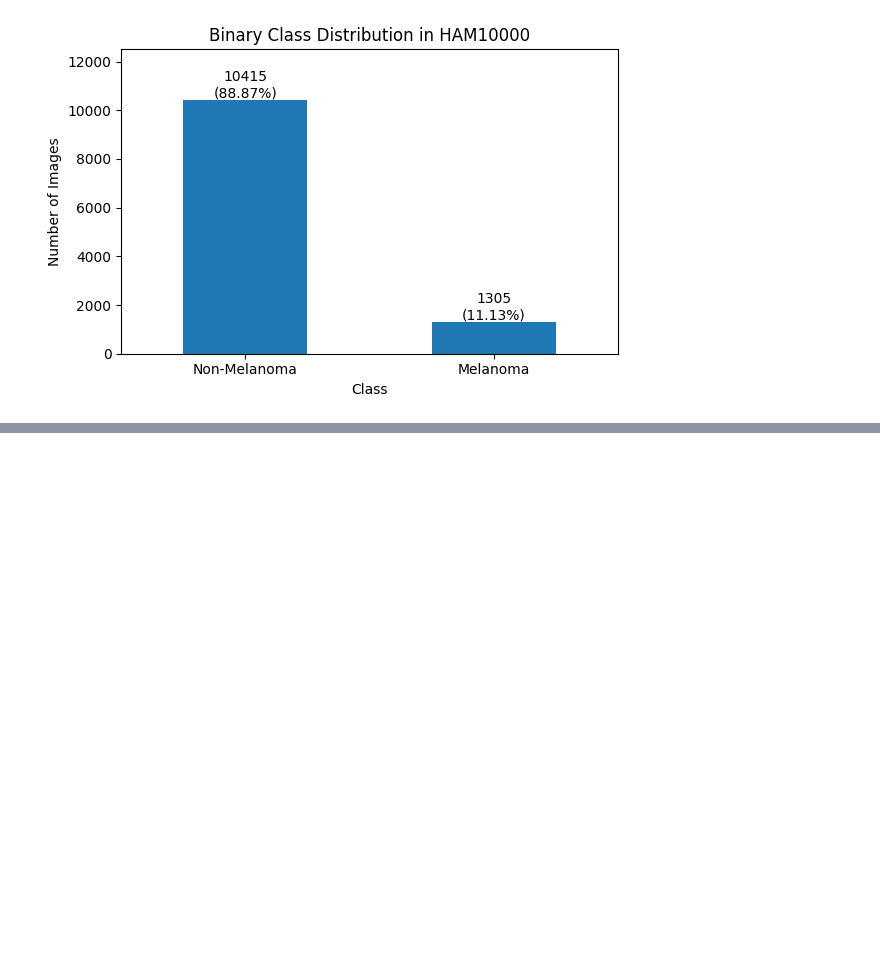
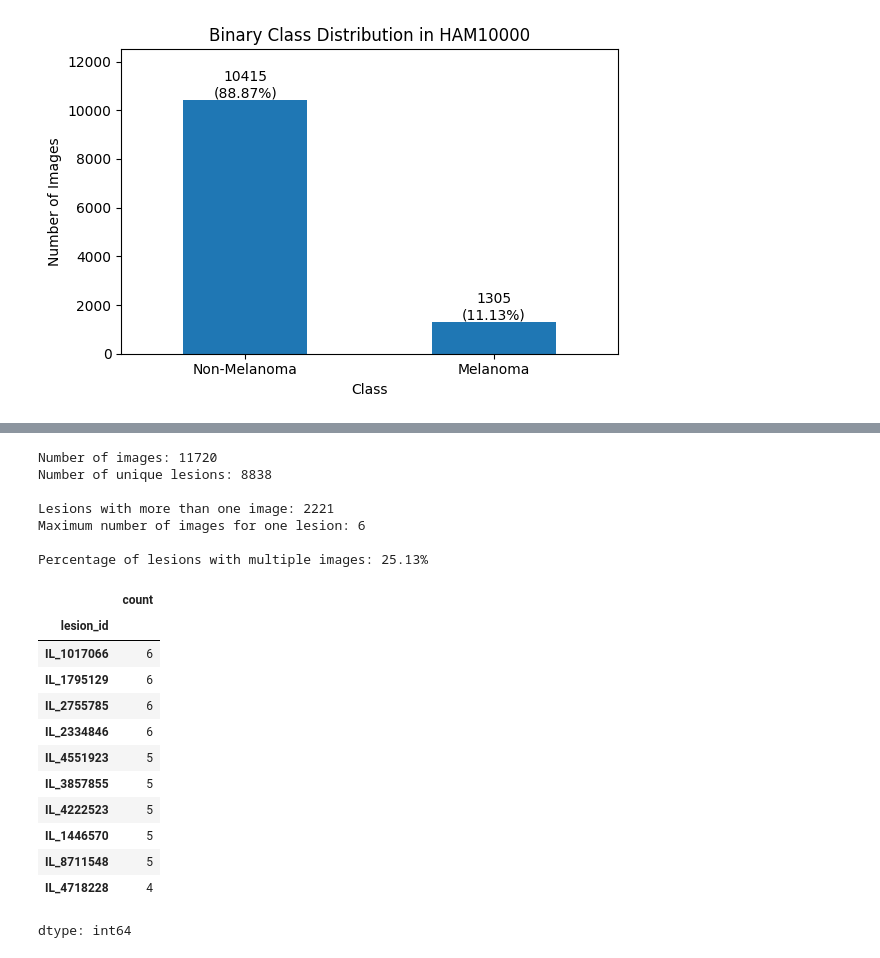
Before and after one commit to zone2233/bachelor-thesis-melanoma-augmentation, a Jupyter notebook: notebooks/00_eda_and_dataset_setup.ipynb, the cells around one changed output, grey strips where cells are left out. Cells and saved outputs as stored; diff of their text form; code cells hidden in the pictures; blank space fills up the shorter version.

```diff
--- a/notebooks/00_eda_and_dataset_setup.ipynb
+++ b/notebooks/00_eda_and_dataset_setup.ipynb
@@ -93,0 +128,35 @@ plt.show()
+# %%
+lesion_counts = df["lesion_id"].value_counts()
+
+num_images = len(df)
+num_unique_lesions = df["lesion_id"].nunique()
+lesions_with_multiple_images = lesion_counts[lesion_counts > 1]
+
+print(f"Number of images: {num_images}")
+print(f"Number of unique lesions: {num_unique_lesions}\n")
+print(f"Lesions with more than one image: {len(lesions_with_multiple_images)}")
+print(f"Maximum number of images for one lesion: {lesion_counts.max()}\n")
+print(f"Percentage of lesions with multiple images: {(len(lesions_with_multiple_images) / num_unique_lesions) * 100:.2f}%")
+
+lesion_counts.head(10)
+# %% [output]
+Number of images: 11720
+Number of unique lesions: 8838
+
+Lesions with more than one image: 2221
+Maximum number of images for one lesion: 6
+
+Percentage of lesions with multiple images: 25.13%
+|  | count |
+| lesion_id |  |
+| IL_1017066 | 6 |
+| IL_1795129 | 6 |
+| IL_2755785 | 6 |
+| IL_2334846 | 6 |
+| IL_4551923 | 5 |
+| IL_3857855 | 5 |
+| IL_4222523 | 5 |
+| IL_1446570 | 5 |
+| IL_8711548 | 5 |
+| IL_4718228 | 4 |
+dtype: int64
```
Also changed, not shown: parts of 1 cell of this notebook, 1 other file.
